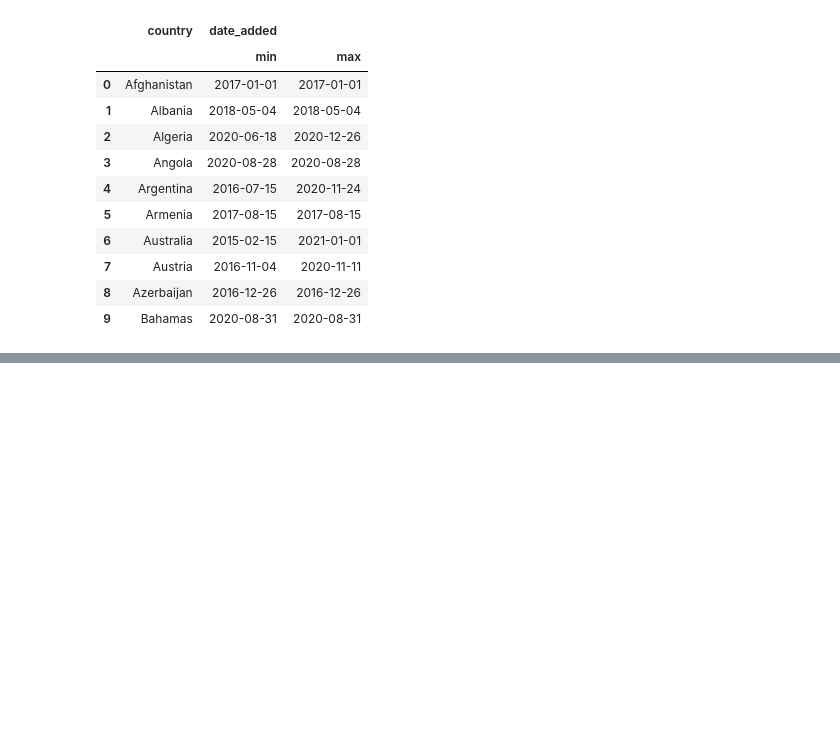
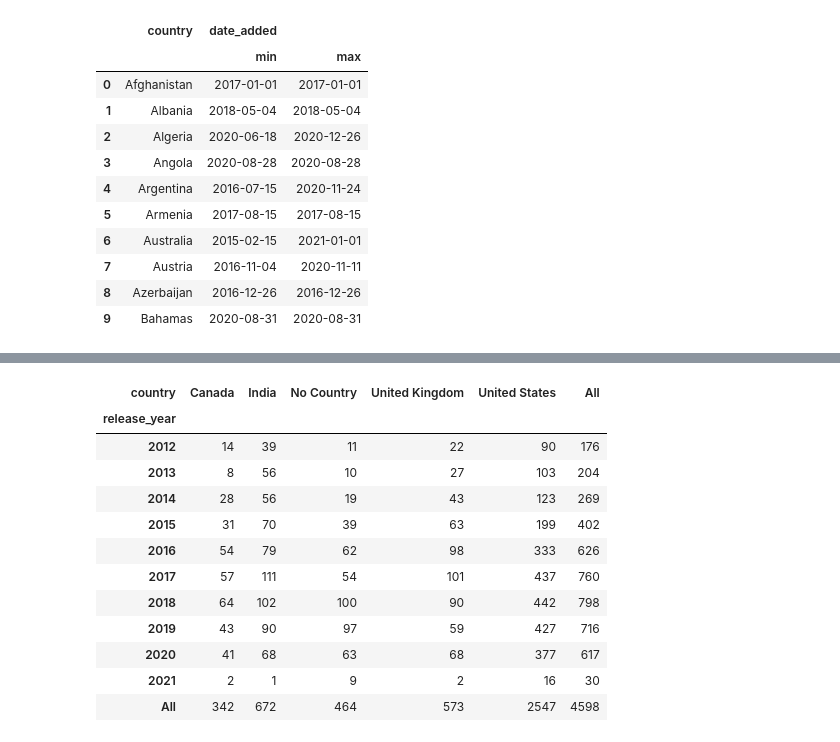
Before and after one commit to RArielAlonso/itba_python_data_applications, a Jupyter notebook: clase5/pandas-test.ipynb, the cells around one changed output, grey strips where cells are left out. Cells and saved outputs as stored; diff of their text form; code cells hidden in the pictures; blank space fills up the shorter version.

```diff
--- a/clase5/pandas-test.ipynb
+++ b/clase5/pandas-test.ipynb
@@ -109,0 +140,27 @@ SyntaxError: invalid syntax (110423317.py, line 1)
+# %%
+#Ejercicio 8
+columns=df_explode['country'].value_counts().head(5).index.values
+last_10years=np.sort(df_explode['release_year'].unique())[-10:]
+df_ejercicio8_raw=df_explode.loc[df_explode['country'].isin(columns) & df_explode['release_year'].isin(last_10years)]
+df_ejercicio8_final=df_ejercicio8_raw.pivot_table(
+         columns='country',
+         index='release_year',
+         values='title',
+         aggfunc="count",
+         margins=True
+         )
+df_ejercicio8_final
+# %% [output]
+| country | Canada | India | No Country | United Kingdom | United States | All |
+| release_year |  |  |  |  |  |  |
+| 2012 | 14 | 39 | 11 | 22 | 90 | 176 |
+| 2013 | 8 | 56 | 10 | 27 | 103 | 204 |
+| 2014 | 28 | 56 | 19 | 43 | 123 | 269 |
+| 2015 | 31 | 70 | 39 | 63 | 199 | 402 |
+| 2016 | 54 | 79 | 62 | 98 | 333 | 626 |
+| 2017 | 57 | 111 | 54 | 101 | 437 | 760 |
+| 2018 | 64 | 102 | 100 | 90 | 442 | 798 |
+| 2019 | 43 | 90 | 97 | 59 | 427 | 716 |
+| 2020 | 41 | 68 | 63 | 68 | 377 | 617 |
+| 2021 | 2 | 1 | 9 | 2 | 16 | 30 |
+| All | 342 | 672 | 464 | 573 | 2547 | 4598 |
```
Also changed, not shown: parts of 10 cells of this notebook, 6 other files.
